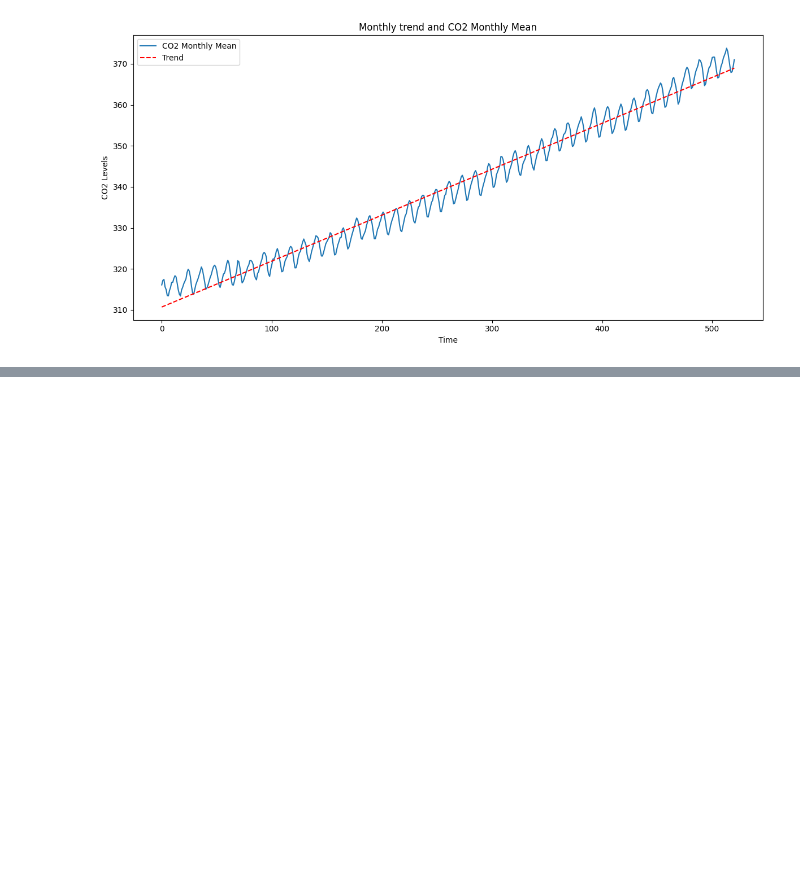
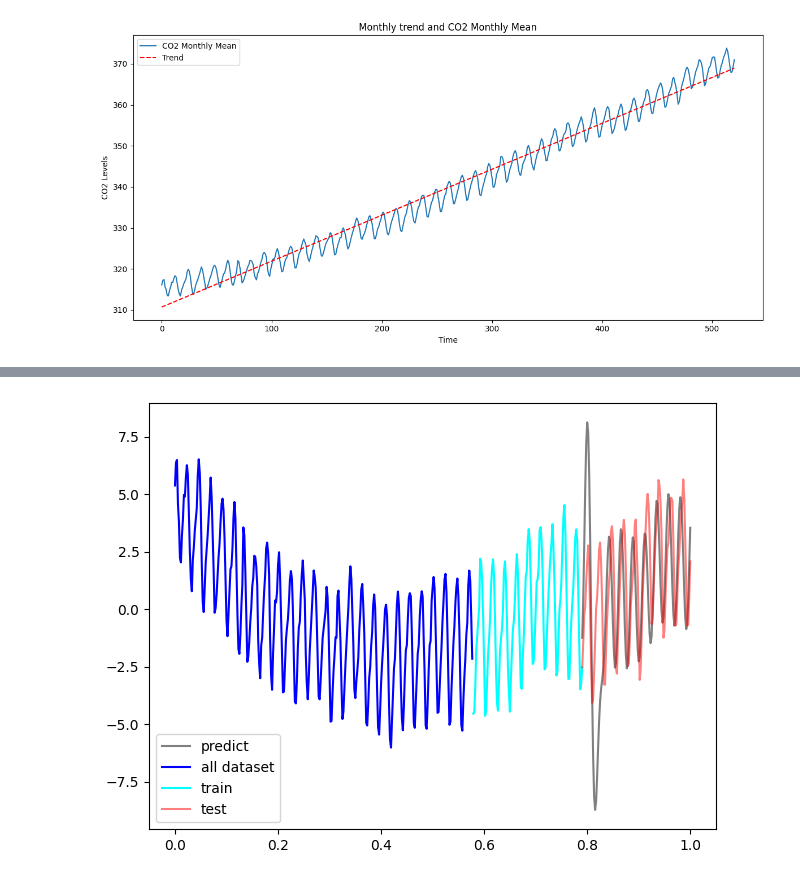
Before and after one commit to Lung-Alexandra/procesarea_semnalelor, a Jupyter notebook: Lab10/lab10.ipynb, the cells around one changed output, grey strips where cells are left out. Cells and saved outputs as stored; diff of their text form; code cells hidden in the pictures; blank space fills up the shorter version.

```diff
--- a/Lab10/lab10.ipynb
+++ b/Lab10/lab10.ipynb
@@ -182,0 +186,41 @@ covariance_matrix =np.zeros((samples,samples))
+# %%
+time = np.linspace(0,1,len(time))
+def periodic_kernel(x, y, alpha =1, beta=1):
+    return np.exp(-alpha * np.sin(beta * np.pi * np.linalg.norm(x - y))**2)
+
+def covariance_matrix(t1,t2):
+    covariance_matrix = np.zeros((len(t1),len(t2)))
+    for x in range(len(t1)):
+        for y in range(len(t2)):
+            covariance_matrix[x][y] = periodic_kernel(t1[x],t2[y],2,4)
+    return covariance_matrix
+
+samples = 110
+data_to_train = detrended_data[-2*samples:-samples+1]
+time_to_train = time[-2*samples:-samples+1]
+data_to_predict = detrended_data[-samples:]
+time_to_predict = time[-samples:]
+
+# a = predict
+# b = train
+cbb = covariance_matrix(time_to_train,time_to_train)
+cba = covariance_matrix(time_to_train,time_to_predict)
+cab = covariance_matrix(time_to_predict,time_to_train)
+caa = covariance_matrix(time_to_predict,time_to_predict)
+
+m = np.mean(data_to_predict) + np.matmul(np.matmul(cab,np.linalg.pinv(cbb)),(data_to_train-np.mean(data_to_train)))
+D = caa-np.matmul(np.matmul(cab,np.linalg.pinv(cbb)),cba)
+
+pred = sample_from_multivariate_normal(m,D)
+plt.plot(time_to_predict,pred[0],color="grey",label = "predict")
+
+plt.plot(time[:-2*samples],detrended_data[:-2*samples],color="blue",label = "all dataset")
+plt.plot(time_to_train,data_to_train,color="aqua",label = "train")
+plt.plot(time_to_predict,data_to_predict,color="red", alpha=0.5,label = "test")
+plt.legend()
+plt.tight_layout()
+plt.savefig("grafice/ex3c.pdf", format="pdf")
+plt.savefig("grafice/ex3c.png", format="png")
+plt.show()
+# %% [output]
+[figure, added]
```
Also changed, not shown: parts of 3 cells of this notebook, 6 other files.
